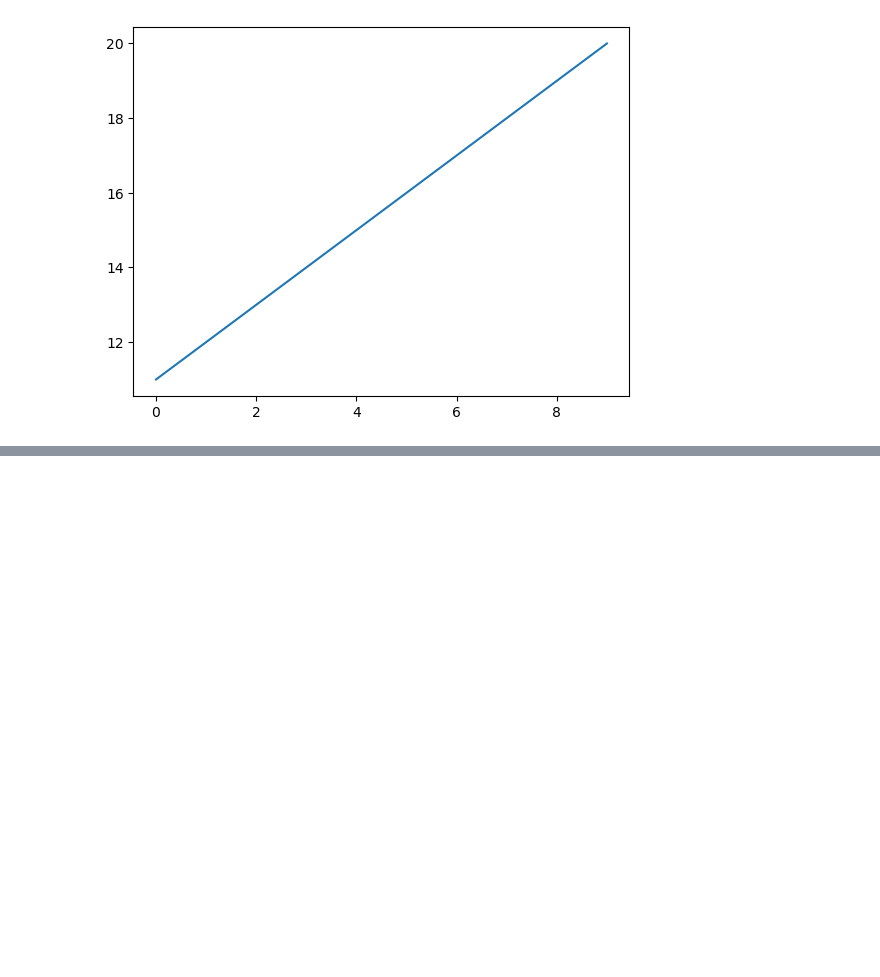
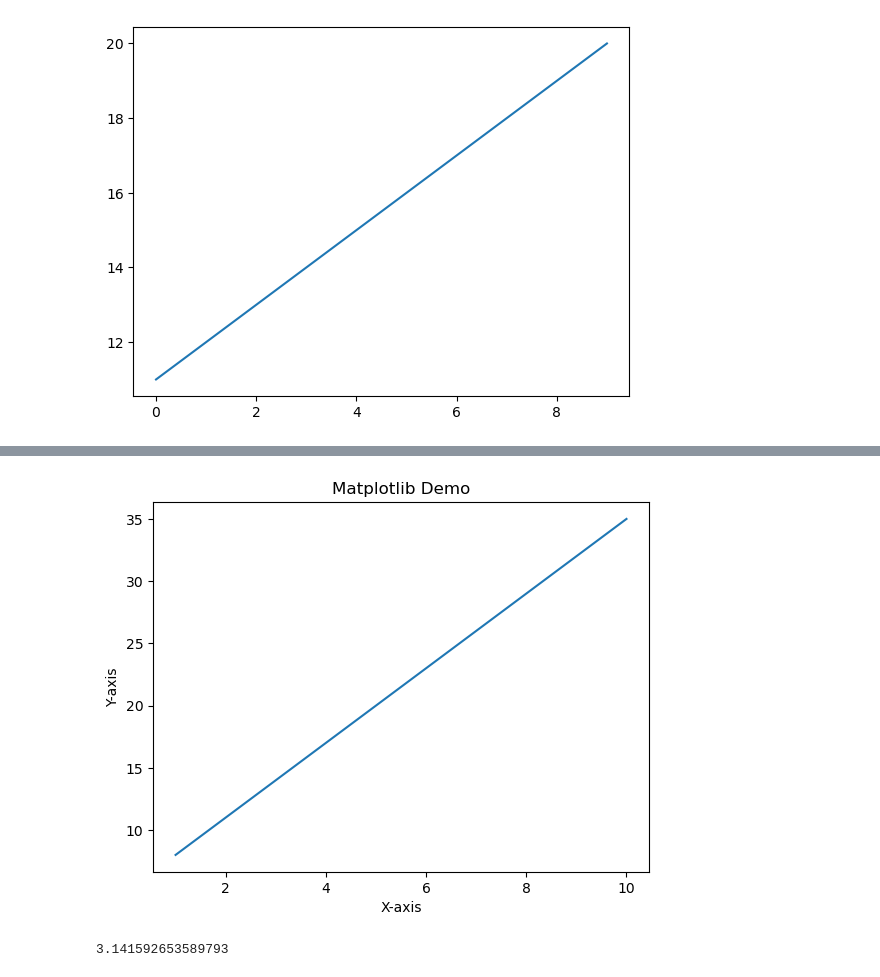
Before and after one commit to Engg-Abhinav/Python-Libraries, a Jupyter notebook: Python_Tutorial_4.ipynb, the cells around one changed output, grey strips where cells are left out. Saved outputs shown, nothing was run; the diff lists cells and outputs as text; code cells hidden in the pictures; blank space fills up the shorter version.

```diff
--- a/Python_Tutorial_4.ipynb
+++ b/Python_Tutorial_4.ipynb
@@ -68,0 +85,14 @@ plt.plot(x,y,'r*', linestyle='dashed', linewidth=2, markersize=12)
+# %%
+x = np.arange(1,11)
+y = 3*x+5
+plt.title("Matplotlib Demo")
+plt.xlabel("X-axis")
+plt.ylabel("Y-axis")
+plt.plot(x,y)
+plt.show()
+# %% [output]
+[figure, added]
+# %%
+np.pi
+# %% [output]
+3.141592653589793
```
Also changed, not shown: parts of 8 cells of this notebook.
